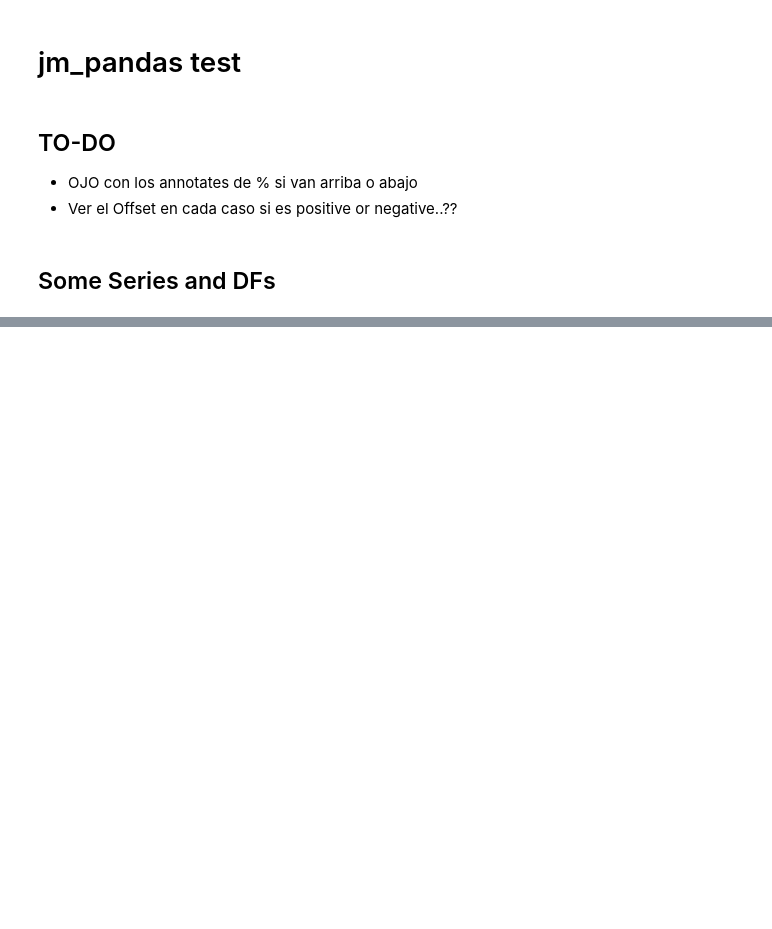
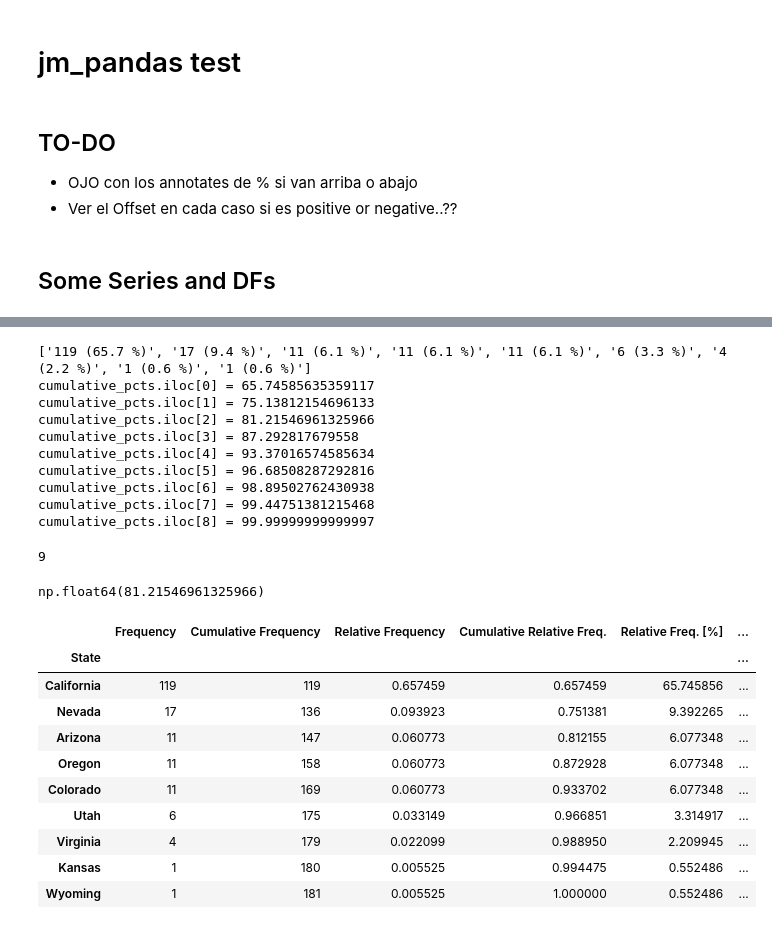
Before and after one commit to jmonti-gh/jm_datascience, a Jupyter notebook: test_jm/plt_pareto.ipynb, the cells around one changed output, grey strips where cells are left out. Cells and saved outputs as stored; diff of their text form; code cells hidden in the pictures; blank space fills up the shorter version.

```diff
--- a/test_jm/plt_pareto.ipynb
+++ b/test_jm/plt_pareto.ipynb
@@ -1752,0 +2047,38 @@ def plt_pareto6(
+# %%
+fdt_2 = get_fdt(df['State'], value_counts=True)
+cumulative_pcts = fdt_2['Cumulative Freq. [%]']
+top_3_pct = cumulative_pcts.iloc[min(2, len(cumulative_pcts)-1)]
+
+labels = [f"{fdt_2.iloc[ix, 0]} ({fdt_2.iloc[ix, -2]:.1f} %)" for ix in range(fdt_2.shape[0])]
+print(labels)
+
+for iloc_ix in range(len(cumulative_pcts)):
+    print(f"cumulative_pcts.iloc[{iloc_ix}] = {cumulative_pcts.iloc[iloc_ix]}")
+
+display(len(cumulative_pcts))
+display(top_3_pct)
+fdt_2
+# %% [output]
+['119 (65.7 %)', '17 (9.4 %)', '11 (6.1 %)', '11 (6.1 %)', '11 (6.1 %)', '6 (3.3 %)', '4 (2.2 %)', '1 (0.6 %)', '1 (0.6 %)']
+cumulative_pcts.iloc[0] = 65.74585635359117
+cumulative_pcts.iloc[1] = 75.13812154696133
+cumulative_pcts.iloc[2] = 81.21546961325966
+cumulative_pcts.iloc[3] = 87.292817679558
+cumulative_pcts.iloc[4] = 93.37016574585634
+cumulative_pcts.iloc[5] = 96.68508287292816
+cumulative_pcts.iloc[6] = 98.89502762430938
+cumulative_pcts.iloc[7] = 99.44751381215468
+cumulative_pcts.iloc[8] = 99.99999999999997
+9
+np.float64(81.21546961325966)
+|  | Frequency | Cumulative Frequency | Relative Frequency | Cumulative Relative Freq. | Relative Freq. [%] | ... |
+| State |  |  |  |  |  | ... |
+| California | 119 | 119 | 0.657459 | 0.657459 | 65.745856 | ... |
+| Nevada | 17 | 136 | 0.093923 | 0.751381 | 9.392265 | ... |
+| Arizona | 11 | 147 | 0.060773 | 0.812155 | 6.077348 | ... |
+| Oregon | 11 | 158 | 0.060773 | 0.872928 | 6.077348 | ... |
+| Colorado | 11 | 169 | 0.060773 | 0.933702 | 6.077348 | ... |
+| Utah | 6 | 175 | 0.033149 | 0.966851 | 3.314917 | ... |
+| Virginia | 4 | 179 | 0.022099 | 0.988950 | 2.209945 | ... |
+| Kansas | 1 | 180 | 0.005525 | 0.994475 | 0.552486 | ... |
+| Wyoming | 1 | 181 | 0.005525 | 1.000000 | 0.552486 | ... |
```
Also changed, not shown: parts of 9 cells of this notebook, 1 other file.
